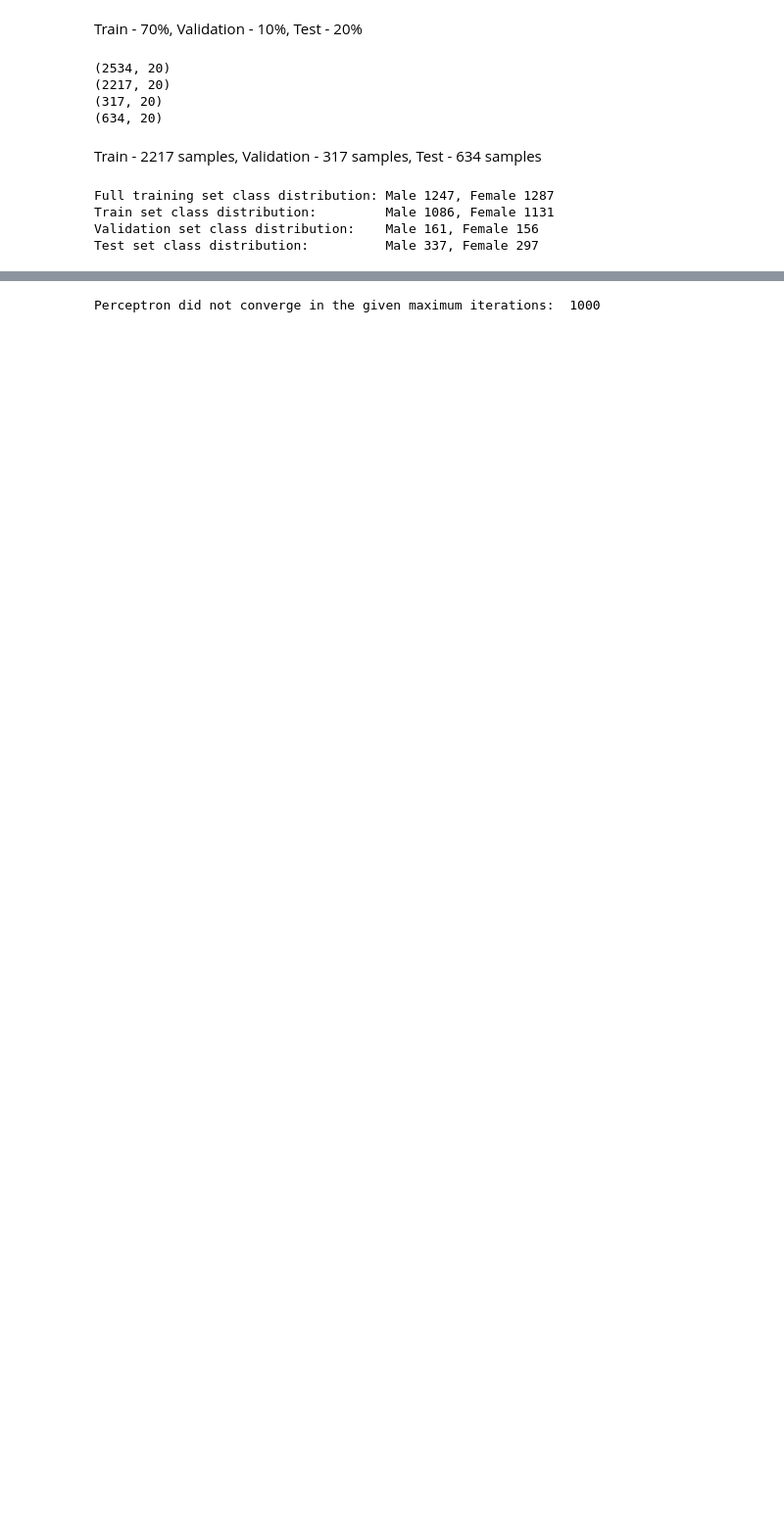
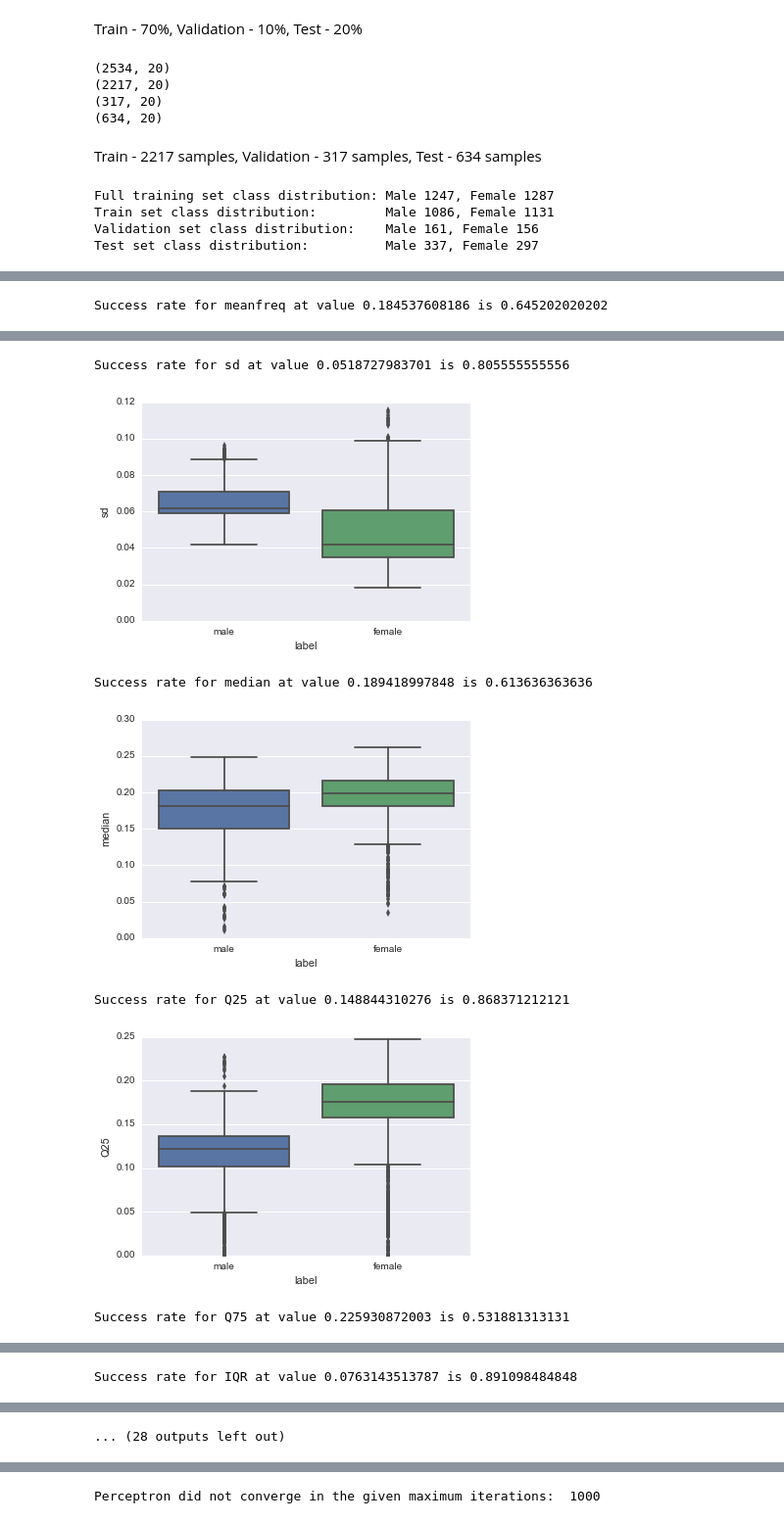
Before and after one commit to ps882/ORIE4741-Project, a Jupyter notebook: VoiceGenderClassification.ipynb, the cells around one changed output, grey strips where cells are left out. Shown at 98% size. Cells and saved outputs as stored; diff of their text form; code cells hidden in the pictures; blank space fills up the shorter version.

```diff
--- a/VoiceGenderClassification.ipynb
+++ b/VoiceGenderClassification.ipynb
@@ -87,9 +85,3 @@ Full training set class distribution: Male 1247, Female 1287
 Train set class distribution:         Male 1086, Female 1131
 Validation set class distribution:    Male 161, Female 156
 Test set class distribution:          Male 337, Female 297
-# %%
-# Fit a gradient boosted classifier
-gbc = GradientBoostingClassifier(n_estimators=100, learning_rate=1.0, max_depth=3, random_state=42)
-gbc.fit(x_train, y_train)
-preds = gbc.predict(x_test)
-print accuracy_score(y_test, preds)
@@ -219,12 +117,0 @@ plt.savefig("box_IQR.png")
-# %%
-# Predictions based on IQR threshold
-
-preds = [None] * 3168
-
-for i in xrange(3168):
-    if X.loc[i, 'IQR'] > 0.09:
-        preds[i] = 'male'
-    else:
-        preds[i] = 'female'
-
-print accuracy_score(y, preds)
@@ -242,0 +120,29 @@ sns.boxplot(x="label", y="meanfreq", data=df)
+# %%
+for col in list(X.columns.values):
+    # find the median feature value for male and female
+    median_male = df.groupby("label").median().loc['male',col]
+    median_female = df.groupby("label").median().loc['female',col]
+
+    # find feature threshold
+    mid_val = (median_male + median_female)/2
+
+    if mid_val < median_male:
+        greater_pred = 'male'
+        smaller_pred = 'female'
+    else:
+        greater_pred = 'female'
+        smaller_pred = 'male'
+    preds = [''] * 3168
+
+    # make prediction using the feature threshold
+    for i in xrange(3168):
+        if X.loc[i, col] > mid_val:
+            preds[i] = greater_pred
+        else:
+            preds[i] = smaller_pred
+
+    print "Success rate for", col, "at value", mid_val,  "is", accuracy_score(y, preds)
+    sns.boxplot(x="label", y=col, data=df )
+    sns.plt.show()
+# %% [output]
+Success rate for meanfreq at value 0.184537608186 is 0.645202020202
@@ -242,0 +150,7 @@ sns.boxplot(x="label", y="meanfreq", data=df)
+Success rate for sd at value 0.0518727983701 is 0.805555555556
+[figure, added]
+Success rate for median at value 0.189418997848 is 0.613636363636
+[figure, added]
+Success rate for Q25 at value 0.148844310276 is 0.868371212121
+[figure, added]
+Success rate for Q75 at value 0.225930872003 is 0.531881313131
@@ -242,0 +158 @@ sns.boxplot(x="label", y="meanfreq", data=df)
+Success rate for IQR at value 0.0763143513787 is 0.891098484848
@@ -242,0 +160 @@ sns.boxplot(x="label", y="meanfreq", data=df)
+... (28 outputs left out)
```
Also changed, not shown: parts of 66 cells of this notebook.
